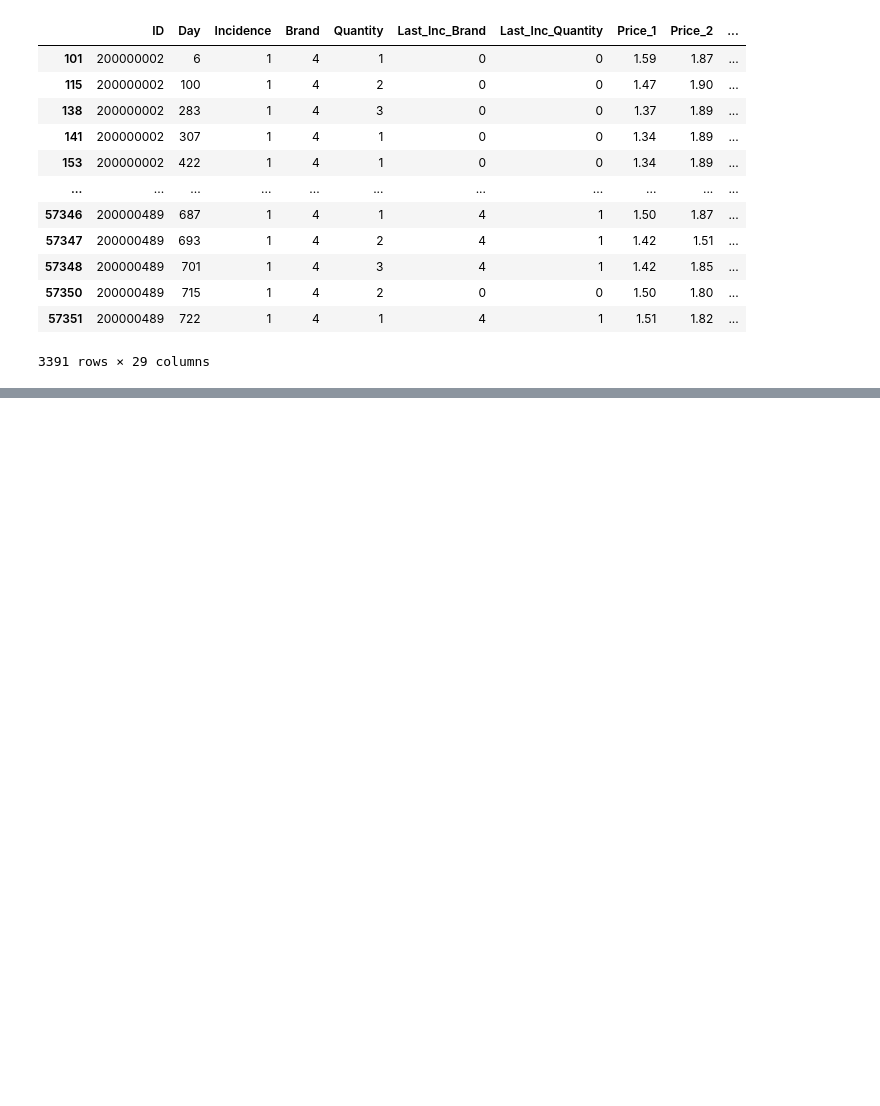
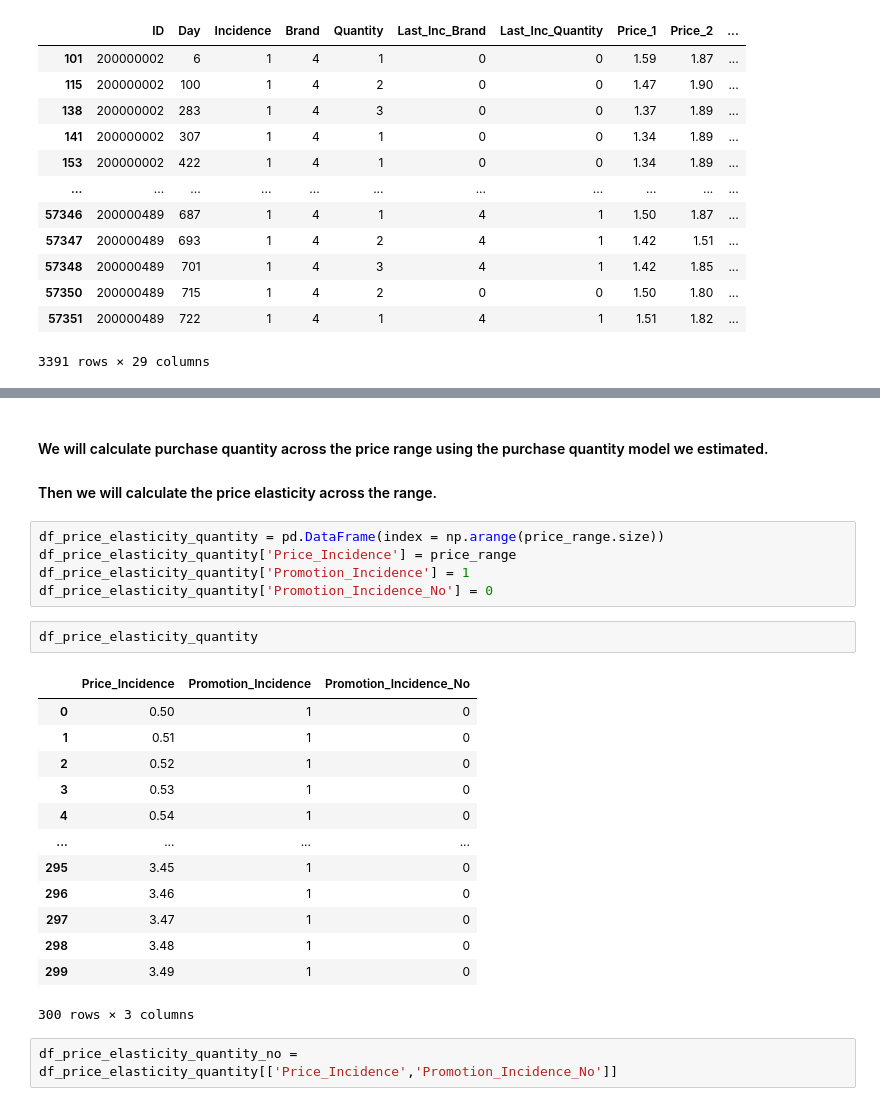
Before and after one commit to JuanD5/Machine-learning-projects, a Jupyter notebook: Clustering projects/Customer Analytics/365 Data Science/main_customer_analytics_365_datascience.ipynb, the cells around one changed output, grey strips where cells are left out. Drawn from its saved outputs; the diff is of its cells as text; blank space fills up the shorter version.

```diff
--- a/Clustering projects/Customer Analytics/main_customer_analytics_365_datascience.ipynb
+++ b/Clustering projects/Customer Analytics/365 Data Science/main_customer_analytics_365_datascience.ipynb
@@ -1765,0 +1867,27 @@ brand_choice_s3
+# %% [markdown]
+#### We will calculate purchase quantity across the price range using the purchase quantity model we estimated.
+
+#### Then we will calculate the price elasticity across the range.
+# %%
+df_price_elasticity_quantity = pd.DataFrame(index = np.arange(price_range.size))
+df_price_elasticity_quantity['Price_Incidence'] = price_range
+df_price_elasticity_quantity['Promotion_Incidence'] = 1
+df_price_elasticity_quantity['Promotion_Incidence_No'] = 0
+# %%
+df_price_elasticity_quantity
+# %% [output]
+|  | Price_Incidence | Promotion_Incidence | Promotion_Incidence_No |
+| 0 | 0.50 | 1 | 0 |
+| 1 | 0.51 | 1 | 0 |
+| 2 | 0.52 | 1 | 0 |
+| 3 | 0.53 | 1 | 0 |
+| 4 | 0.54 | 1 | 0 |
+| ... | ... | ... | ... |
+| 295 | 3.45 | 1 | 0 |
+| 296 | 3.46 | 1 | 0 |
+| 297 | 3.47 | 1 | 0 |
+| 298 | 3.48 | 1 | 0 |
+| 299 | 3.49 | 1 | 0 |
+300 rows × 3 columns
+# %%
+df_price_elasticity_quantity_no = df_price_elasticity_quantity[['Price_Incidence','Promotion_Incidence_No']]
```
Also changed, not shown: parts of 50 cells of this notebook, 13 other files.
